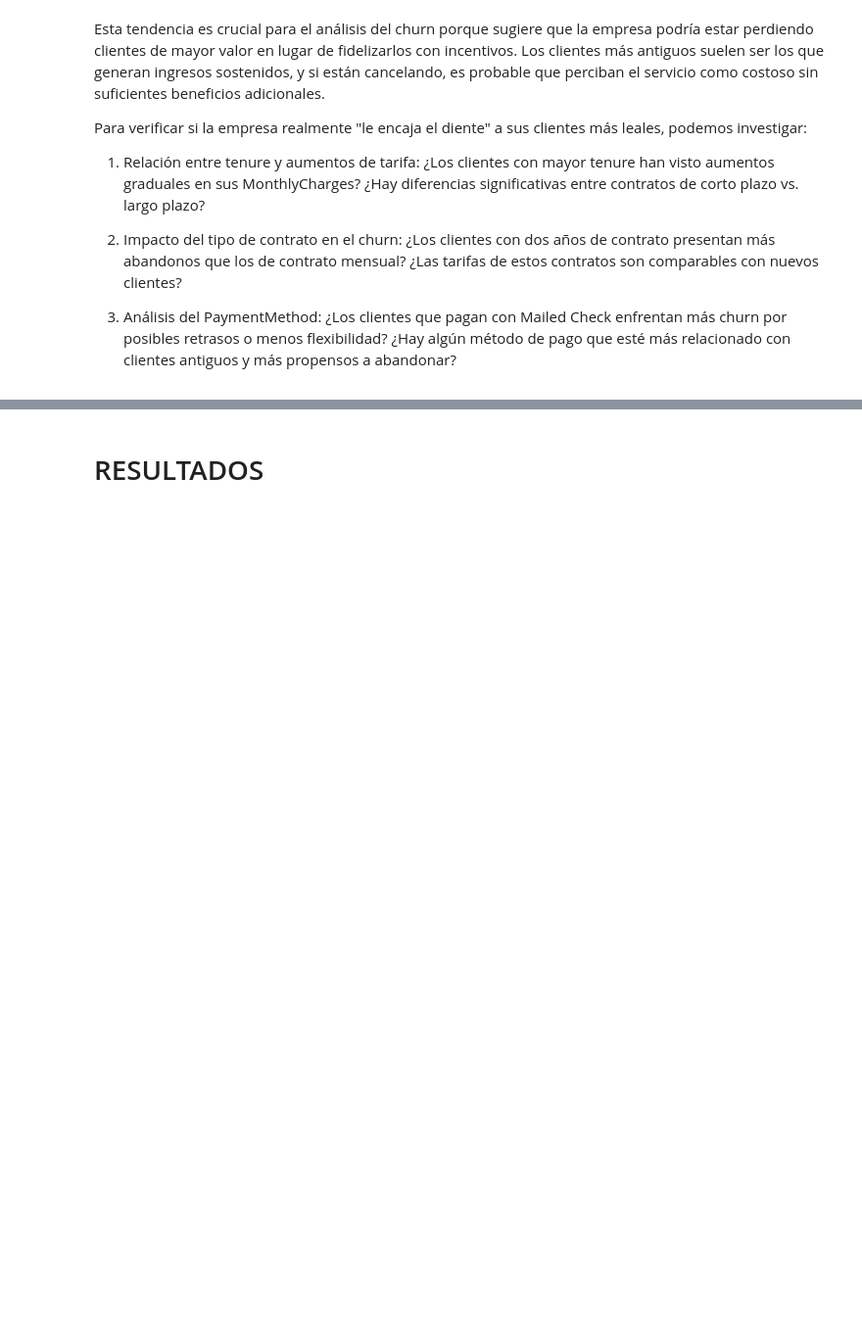
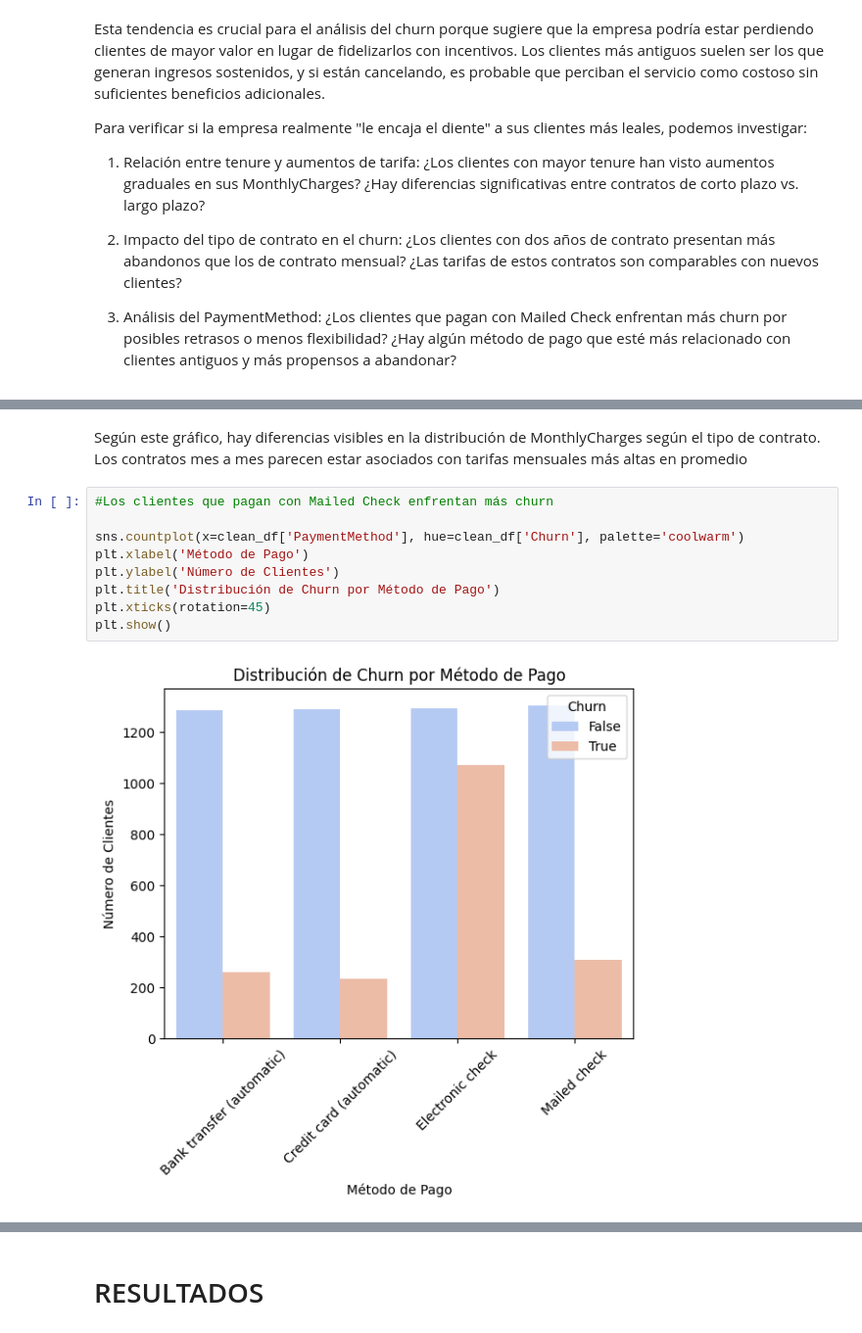
Before and after one commit to mauloredo/Challenge_Telecom_X, a Jupyter notebook: Challenge_Telecom_X.ipynb, the cells around one changed output, grey strips where cells are left out. Shown at 98% size. Saved outputs shown, nothing was run; the diff lists cells and outputs as text; blank space fills up the shorter version.

```diff
--- a/Challenge_Telecom_X.ipynb
+++ b/Challenge_Telecom_X.ipynb
@@ -1124,0 +1252,13 @@ Para verificar si la empresa realmente "le encaja el diente" a sus clientes más
+# %% [markdown]
+Según este gráfico, hay diferencias visibles en la distribución de MonthlyCharges según el tipo de contrato. Los contratos mes a mes parecen estar asociados con tarifas mensuales más altas en promedio
+# %%
+#Los clientes que pagan con Mailed Check enfrentan más churn
+
+sns.countplot(x=clean_df['PaymentMethod'], hue=clean_df['Churn'], palette='coolwarm')
+plt.xlabel('Método de Pago')
+plt.ylabel('Número de Clientes')
+plt.title('Distribución de Churn por Método de Pago')
+plt.xticks(rotation=45)
+plt.show()
+# %% [output]
+[figure, added]
```
Also changed, not shown: parts of 20 cells of this notebook.
